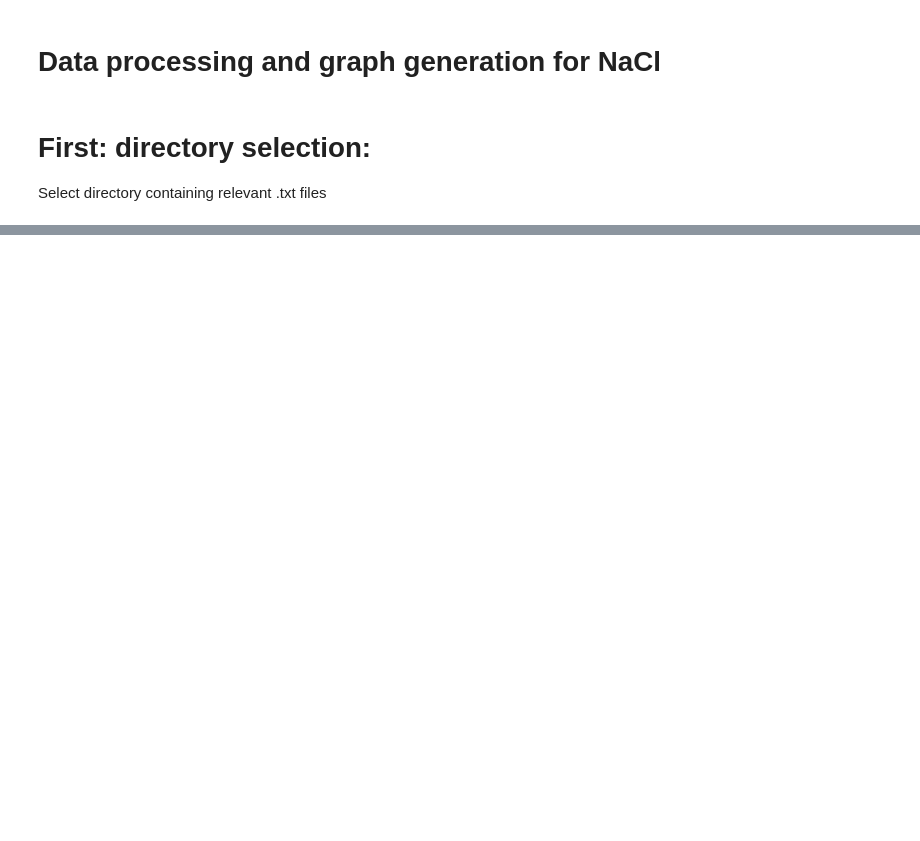
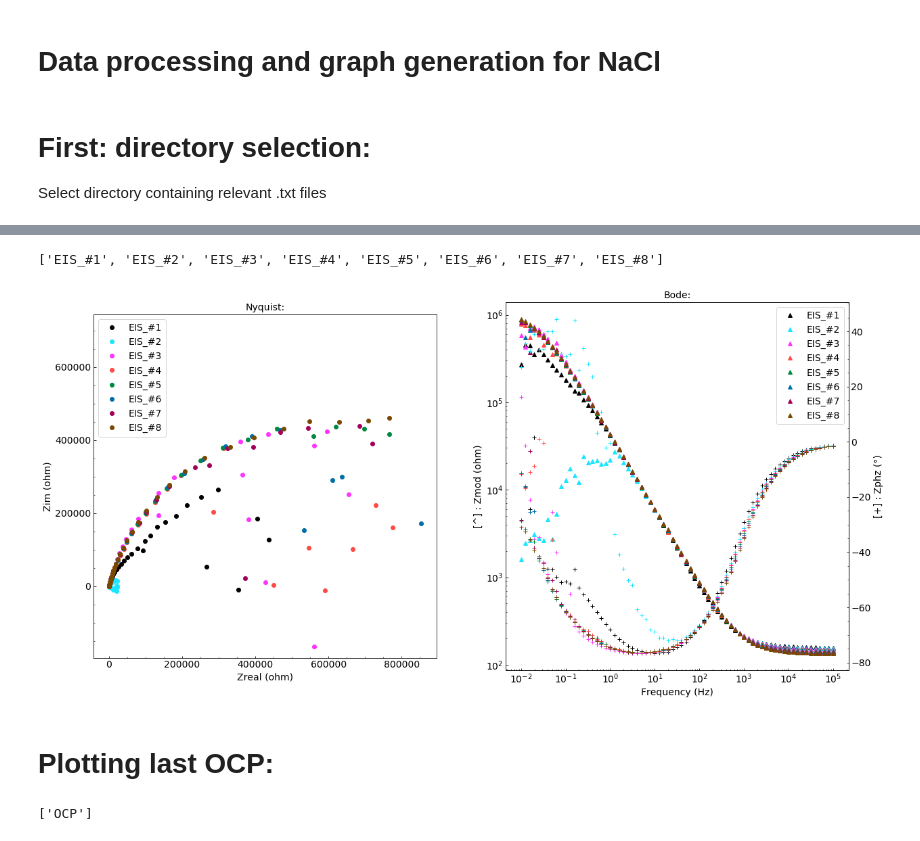
Before and after one commit to CoDaSiTo/IJL_Corrosion, a Jupyter notebook: NaCl_corrosion.ipynb, the cells around one changed output, grey strips where cells are left out. Saved outputs shown, nothing was run; the diff lists cells and outputs as text; code cells hidden in the pictures; blank space fills up the shorter version.

```diff
--- a/NaCl_corrosion.ipynb
+++ b/NaCl_corrosion.ipynb
@@ -191,0 +263,51 @@ plt.show()
+# %%
+EIS_cycle_label=[]
+for each in EIS_cycle_filepaths:
+    EIS_cycle_label.append(each[each.rfind('/')+1:-4])
+print(EIS_cycle_label)
+# %% [output]
+['EIS_#1', 'EIS_#2', 'EIS_#3', 'EIS_#4', 'EIS_#5', 'EIS_#6', 'EIS_#7', 'EIS_#8']
+# %%
+fig, ((ax0, ax1))= plt.subplots(1,2,figsize=(20,10))
+
+for i in range(len(EIS_cycle_label)):
+
+    ax0.plot(EIS_cycle_array[:,3, i], -EIS_cycle_array[:,4, i], label=EIS_cycle_label[i],
+        color = colors[i], marker='o', linestyle='none')
+ax0.set_xlabel('Zreal (ohm)')
+ax0.set_ylabel('Zim (ohm)')
+ax0.axis('square')
+ax0.legend()
+
+for i in range(len(EIS_cycle_label)):
+    ax1.plot(EIS_cycle_array[:,2, i], EIS_cycle_array[:,6, i],
+            label=EIS_cycle_label[i], marker='^', linestyle='none', color=colors[i])
+ax1.set_xlabel('Frequency (Hz)')
+ax1.set_ylabel('[^] : Zmod (ohm)')
+ax1.set_yscale('log')
+ax1.set_xscale('log')
+ax1.legend()
+
+ax2=ax1.twinx()
+for i in range(len(EIS_cycle_label)):
+    ax2.plot(EIS_cycle_array[:,2, i], EIS_cycle_array[:,7, i],
+             marker='+', linestyle='none', color=colors[i])
+ax2.set_ylabel('[+] : Zphz (°)',  fontsize=14)
+ax2.minorticks_on()
+
+
+ax0.set_title('Nyquist:')
+ax2.set_title('Bode:')
+plt.savefig('/home/dasilvatousch/Jupyter/Temp_Plots/EIS_merged.png')
+plt.show()
+# %% [output]
+[figure, added]
+# %% [markdown]
+# Plotting last OCP:
+# %%
+OCP_label=[]
+for each in OCP_filepath:
+    OCP_label.append(each[each.rfind('/')+1:-4])
+print(OCP_label)
+# %% [output]
+['OCP']
```
Also changed, not shown: parts of 14 cells of this notebook, 1 other file.
